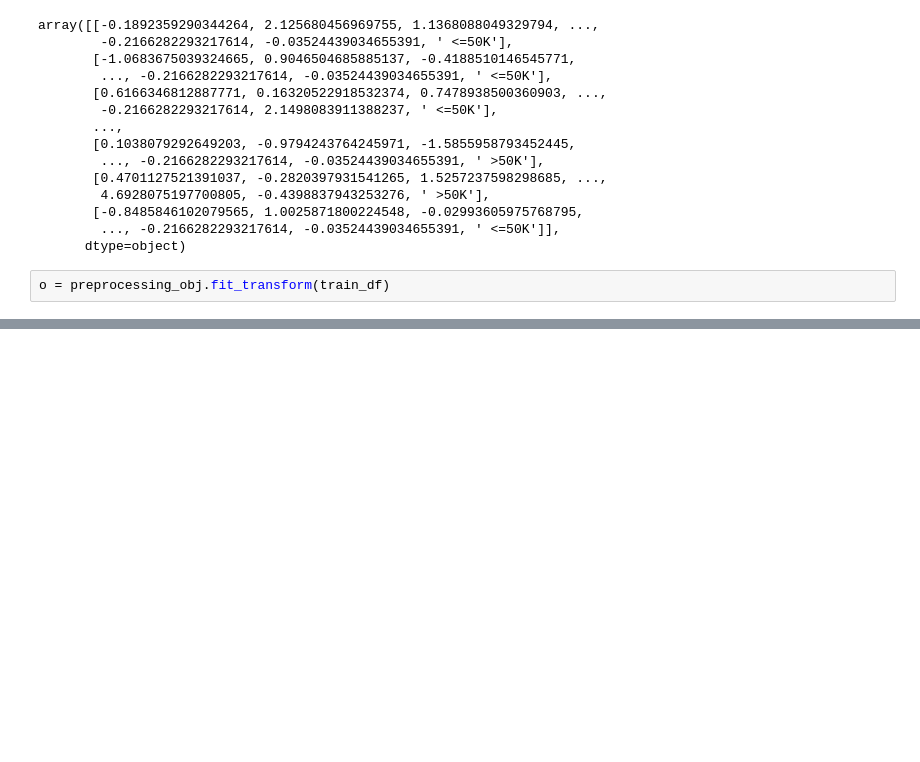
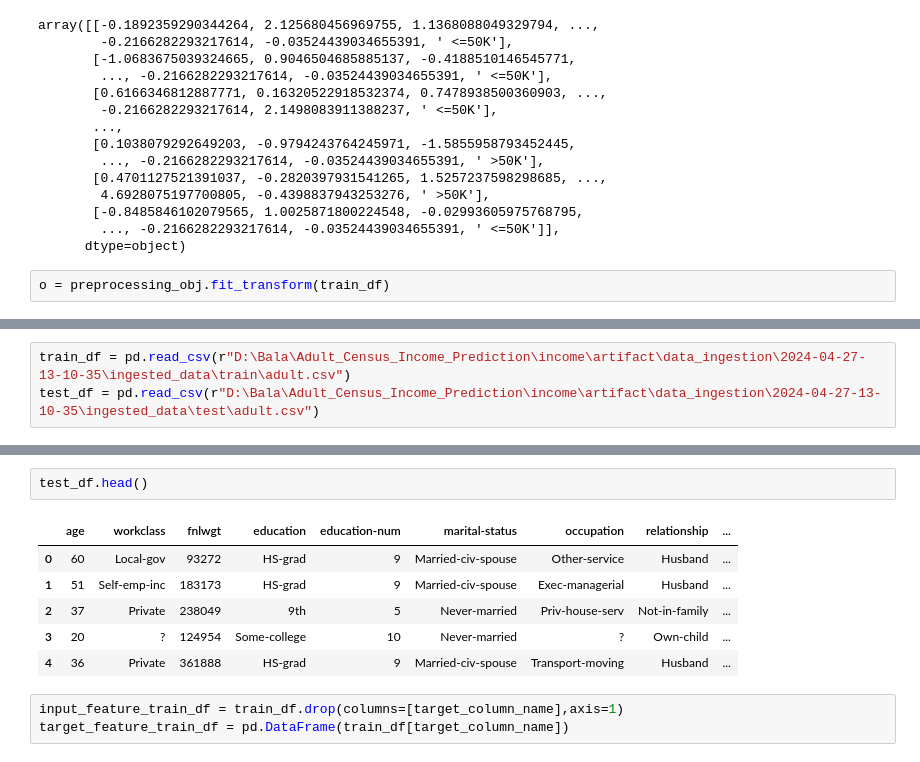
Before and after one commit to BalaM14/Adult_Census_Income_Prediction, a Jupyter notebook: notebook/sample.ipynb, the cells around one changed output, grey strips where cells are left out. Drawn from its saved outputs; the diff is of its cells as text; blank space fills up the shorter version.

Commit message:
Till Data tranformation Completed & Validation gets successfull

```diff
--- a/notebook/sample.ipynb
+++ b/notebook/sample.ipynb
@@ -467,0 +578,3 @@ array([[-0.1892359290344264, 2.125680456969755, 1.1368088049329794, ...,
+# %%
+train_df = pd.read_csv(r"D:\Bala\Adult_Census_Income_Prediction\income\artifact\data_ingestion\2024-04-27-13-10-35\ingested_data\train\adult.csv")
+test_df = pd.read_csv(r"D:\Bala\Adult_Census_Income_Prediction\income\artifact\data_ingestion\2024-04-27-13-10-35\ingested_data\test\adult.csv")
@@ -467,0 +590,12 @@ array([[-0.1892359290344264, 2.125680456969755, 1.1368088049329794, ...,
+# %%
+test_df.head()
+# %% [output]
+|  | age | workclass | fnlwgt | education | education-num | marital-status | occupation | relationship | ... |
+| 0 | 60 | Local-gov | 93272 | HS-grad | 9 | Married-civ-spouse | Other-service | Husband | ... |
+| 1 | 51 | Self-emp-inc | 183173 | HS-grad | 9 | Married-civ-spouse | Exec-managerial | Husband | ... |
+| 2 | 37 | Private | 238049 | 9th | 5 | Never-married | Priv-house-serv | Not-in-family | ... |
+| 3 | 20 | ? | 124954 | Some-college | 10 | Never-married | ? | Own-child | ... |
+| 4 | 36 | Private | 361888 | HS-grad | 9 | Married-civ-spouse | Transport-moving | Husband | ... |
+# %%
+input_feature_train_df = train_df.drop(columns=[target_column_name],axis=1)
+target_feature_train_df = pd.DataFrame(train_df[target_column_name])
```
Also changed, not shown: parts of 52 cells of this notebook, 5 other files.
